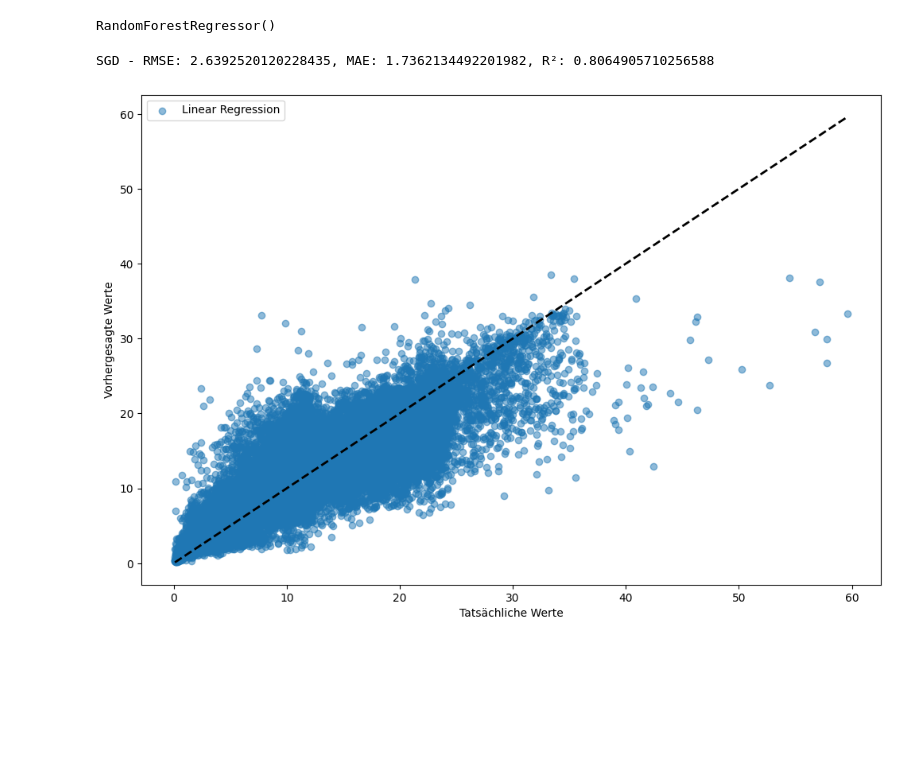
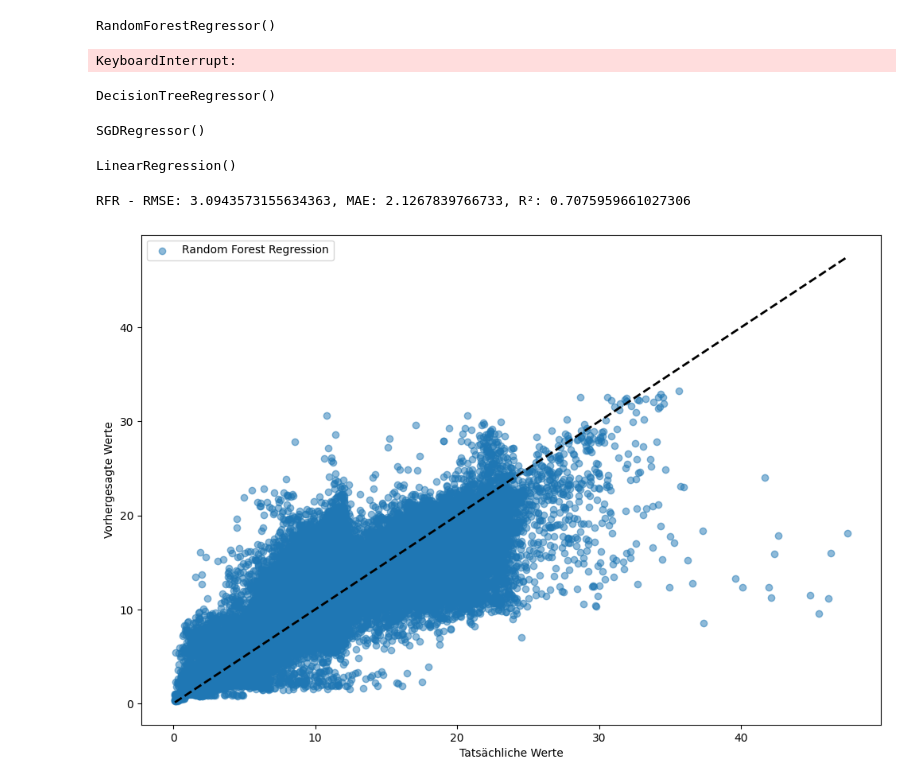
Before and after one commit to FlyingBaum/trash-ml, a Jupyter notebook: model.ipynb, the cells around one changed output. Saved outputs shown, nothing was run; the diff lists cells and outputs as text; code cells hidden in the pictures; blank space fills up the shorter version.

Commit message:
add model training

```diff
--- a/model.ipynb
+++ b/model.ipynb
@@ -37,20 +86,62 @@ trash_data.head()
 # %%
 # Aufteilen der Daten in Trainings-, Test- und Validierungs-Sets
-X = trash_data.drop('Tonnage', axis=1)
-y = trash_data['Tonnage']
+X = reduced_trash_data.drop('Tonnage', axis=1)
+y = reduced_trash_data['Tonnage']
 
 X.head()
-X_train, X_temp, y_train, y_temp = train_test_split(X, y, test_size=0.4, random_state=42)
-X_test, X_val, y_test, y_val = train_test_split(X_temp, y_temp, test_size=0.5, random_state=42)
+X_train, X_temp, y_train, y_temp = train_test_split(X, y, test_size=0.25, shuffle=False)
+X_test, X_val, y_test, y_val = train_test_split(X_temp, y_temp, test_size=0.5, shuffle=False)
 # %%
 # Training eines linearen Modells
-sgd_reg = RandomForestRegressor()
-sgd_reg.fit(X_train, y_train)
+
+rf_reg = RandomForestRegressor()
+rf_reg.fit(X_train, y_train)
 # %% [output]
 RandomForestRegressor()
+# %%
+from sklearn.model_selection import GridSearchCV
+
+# GridSearchCV für DecisionTreeRegressor
+param_grid = {
+    'bootstrap': [True],
+    'max_depth': [80, 90, 100, 110],
+    'max_features': [2, 3],
+    'min_samples_leaf': [3, 4, 5],
+    'min_samples_split': [8, 10, 12],
+    'n_estimators': [100, 200, 300, 1000]
+}
+
+grid_search = GridSearchCV(rf_reg, param_grid, cv=5, scoring='neg_mean_squared_error')
+
+grid_search.fit(X_train, y_train)
+
+print(f'Best parameters: {grid_search.best_params_}')
+print(f'Best score: {np.sqrt(-grid_search.best_score_)}')
+# %% [output]
+KeyboardInterrupt:
+# %%
+dtree_reg = DecisionTreeRegressor()
+dtree_reg.fit(X_train, y_train)
+# %% [output]
+DecisionTreeRegressor()
+# %%
+sgd_reg = SGDRegressor()
+sgd_reg.fit(X_train, y_train)
+# %% [output]
+SGDRegressor()
+# %%
+linear_reg = LinearRegression()
+linear_reg.fit(X_train, y_train)
+# %% [output]
+LinearRegression()
 # %%
+from sklearn.metrics import classification_report
+
 # Evaluierung der Modelle
-models = {'SGD': sgd_reg}
+models = {'RFR': rf_reg,
+          #'DTR': dtree_reg, 'SGD': sgd_reg, 'LR': linear_reg
+}
+
 for name, model in models.items():
     y_pred = model.predict(X_val)
     rmse = np.sqrt(mean_squared_error(y_val, y_pred))
@@ -58,14 +149,14 @@ for name, model in models.items():
     r2 = r2_score(y_val, y_pred)
     print(f'{name} - RMSE: {rmse}, MAE: {mae}, R²: {r2}')
 # %% [output]
-SGD - RMSE: 2.6392520120228435, MAE: 1.7362134492201982, R²: 0.8064905710256588
+RFR - RMSE: 3.0943573155634363, MAE: 2.1267839766733, R²: 0.7075959661027306
 # %%
 plt.figure(figsize=(12, 8))
-plt.scatter(y_val, sgd_reg.predict(X_val), alpha=0.5, label='Linear Regression')
+plt.scatter(y_val, rf_reg.predict(X_val), alpha=0.5, label='Random Forest Regression')
 plt.plot([y_val.min(), y_val.max()], [y_val.min(), y_val.max()], 'k--', lw=2)
 plt.xlabel('Tatsächliche Werte')
 plt.ylabel('Vorhergesagte Werte')
 plt.legend()
 plt.show()
 # %% [output]
-[figure, old version]
+[figure, new version]
```
Also changed, not shown: parts of 3 cells of this notebook.
